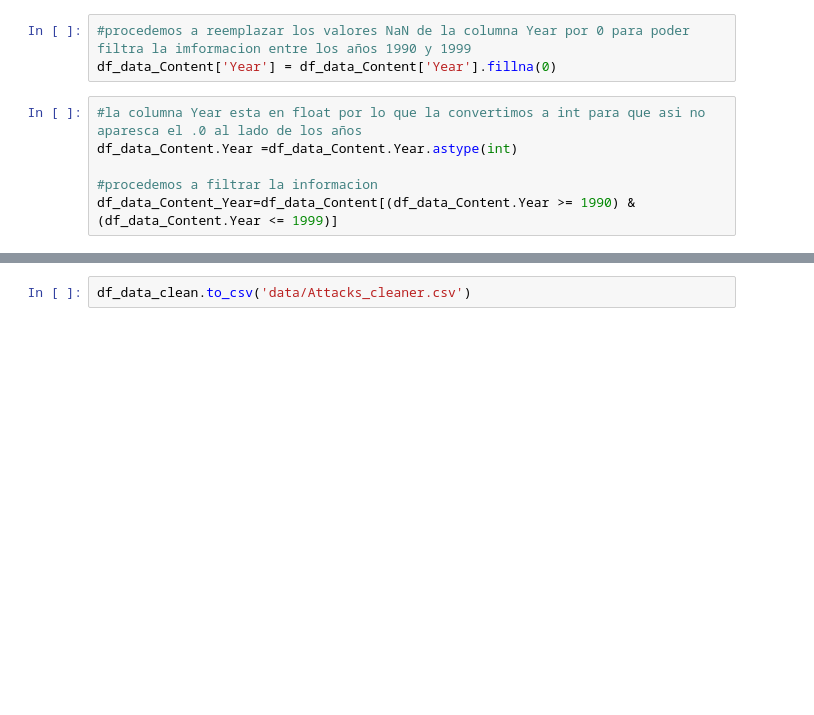
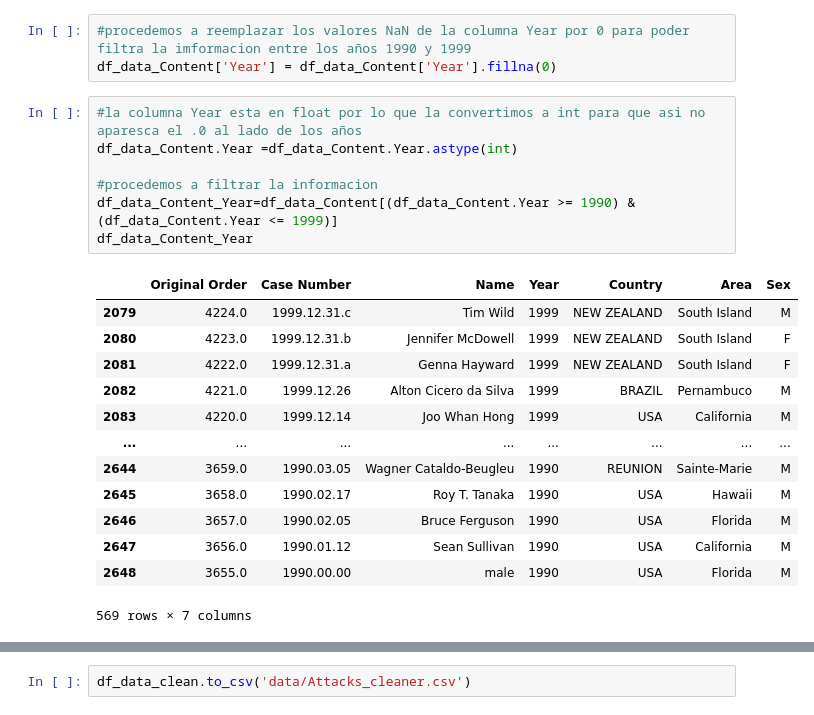
Before and after one commit to jesus-perez-366/Proyecto2, a Jupyter notebook: Clean.ipynb, the cells around one changed output, grey strips where cells are left out. Saved outputs shown, nothing was run; the diff lists cells and outputs as text; blank space fills up the shorter version.

```diff
--- a/Clean.ipynb
+++ b/Clean.ipynb
@@ -22,9 +36,24 @@ df_data_Content['Year'] = df_data_Content['Year'].fillna(0)
 # %%
 #la columna Year esta en float por lo que la convertimos a int para que asi no aparesca el .0 al lado de los años
 df_data_Content.Year =df_data_Content.Year.astype(int)
 
 #procedemos a filtrar la informacion
 df_data_Content_Year=df_data_Content[(df_data_Content.Year >= 1990) & (df_data_Content.Year <= 1999)]
+df_data_Content_Year
+# %% [output]
+|  | Original Order | Case Number | Name | Year | Country | Area | Sex |
+| 2079 | 4224.0 | 1999.12.31.c | Tim Wild | 1999 | NEW ZEALAND | South Island | M |
+| 2080 | 4223.0 | 1999.12.31.b | Jennifer McDowell | 1999 | NEW ZEALAND | South Island | F |
+| 2081 | 4222.0 | 1999.12.31.a | Genna Hayward | 1999 | NEW ZEALAND | South Island | F |
+| 2082 | 4221.0 | 1999.12.26 | Alton Cicero da Silva | 1999 | BRAZIL | Pernambuco | M |
+| 2083 | 4220.0 | 1999.12.14 | Joo Whan Hong | 1999 | USA | California | M |
+| ... | ... | ... | ... | ... | ... | ... | ... |
+| 2644 | 3659.0 | 1990.03.05 | Wagner Cataldo-Beugleu | 1990 | REUNION | Sainte-Marie | M |
+| 2645 | 3658.0 | 1990.02.17 | Roy T. Tanaka | 1990 | USA | Hawaii | M |
+| 2646 | 3657.0 | 1990.02.05 | Bruce Ferguson | 1990 | USA | Florida | M |
+| 2647 | 3656.0 | 1990.01.12 | Sean Sullivan | 1990 | USA | California | M |
+| 2648 | 3655.0 | 1990.00.00 | male | 1990 | USA | Florida | M |
+569 rows × 7 columns
 # %%
 #Ya filtardo verificamos si segun el orden original de cada final existe algun dato duplicado, si da 0 es que no hay ningun caso duplicado en nuestra data filtrada
 df_data_Content_Year["Original Order"].duplicated().sum()
```
Also changed, not shown: parts of 4 cells of this notebook, 1 other file.
